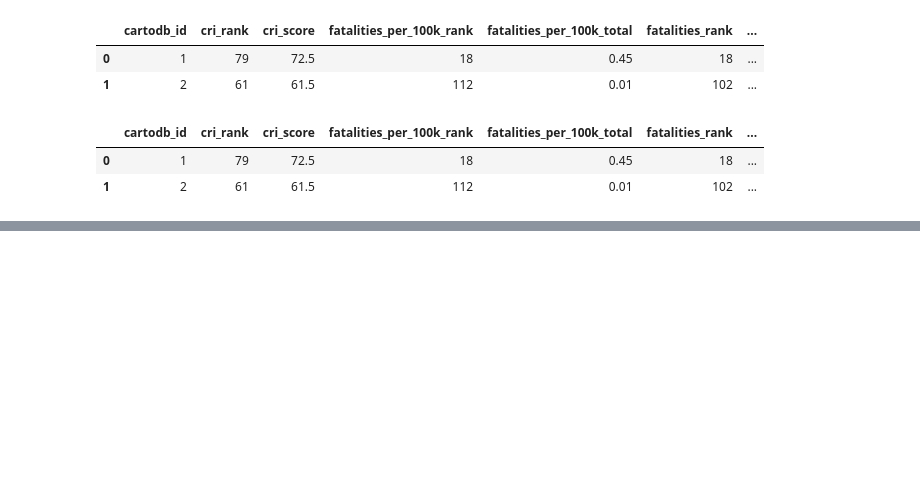
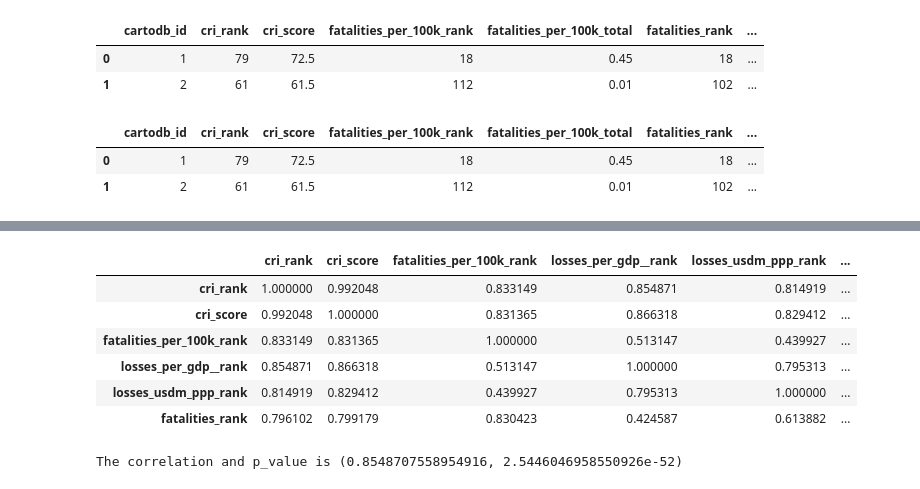
Before and after one commit to tahmee/SVC-Premiere-Project, a Jupyter notebook: SVC project.ipynb, the cells around one changed output, grey strips where cells are left out. Drawn from its saved outputs; the diff is of its cells as text; code cells hidden in the pictures; blank space fills up the shorter version.

```diff
--- a/SVC project.ipynb
+++ b/SVC project.ipynb
@@ -257,0 +278,10 @@ df.head(2)
+# %%
+df[['cri_rank', 'cri_score', 'fatalities_per_100k_rank', 'losses_per_gdp__rank', 'losses_usdm_ppp_rank','fatalities_rank']].corr()
+# %% [output]
+|  | cri_rank | cri_score | fatalities_per_100k_rank | losses_per_gdp__rank | losses_usdm_ppp_rank | ... |
+| cri_rank | 1.000000 | 0.992048 | 0.833149 | 0.854871 | 0.814919 | ... |
+| cri_score | 0.992048 | 1.000000 | 0.831365 | 0.866318 | 0.829412 | ... |
+| fatalities_per_100k_rank | 0.833149 | 0.831365 | 1.000000 | 0.513147 | 0.439927 | ... |
+| losses_per_gdp__rank | 0.854871 | 0.866318 | 0.513147 | 1.000000 | 0.795313 | ... |
+| losses_usdm_ppp_rank | 0.814919 | 0.829412 | 0.439927 | 0.795313 | 1.000000 | ... |
+| fatalities_rank | 0.796102 | 0.799179 | 0.830423 | 0.424587 | 0.613882 | ... |
@@ -257,0 +291,5 @@ df.head(2)
+# %%
+p_value = stats.pearsonr(df['cri_rank'], df['losses_per_gdp__rank'])
+print(f"The correlation and p_value is {p_value}")
+# %% [output]
+The correlation and p_value is (0.8548707558954916, 2.5446046958550926e-52)
```
Also changed, not shown: parts of 3 cells of this notebook.
